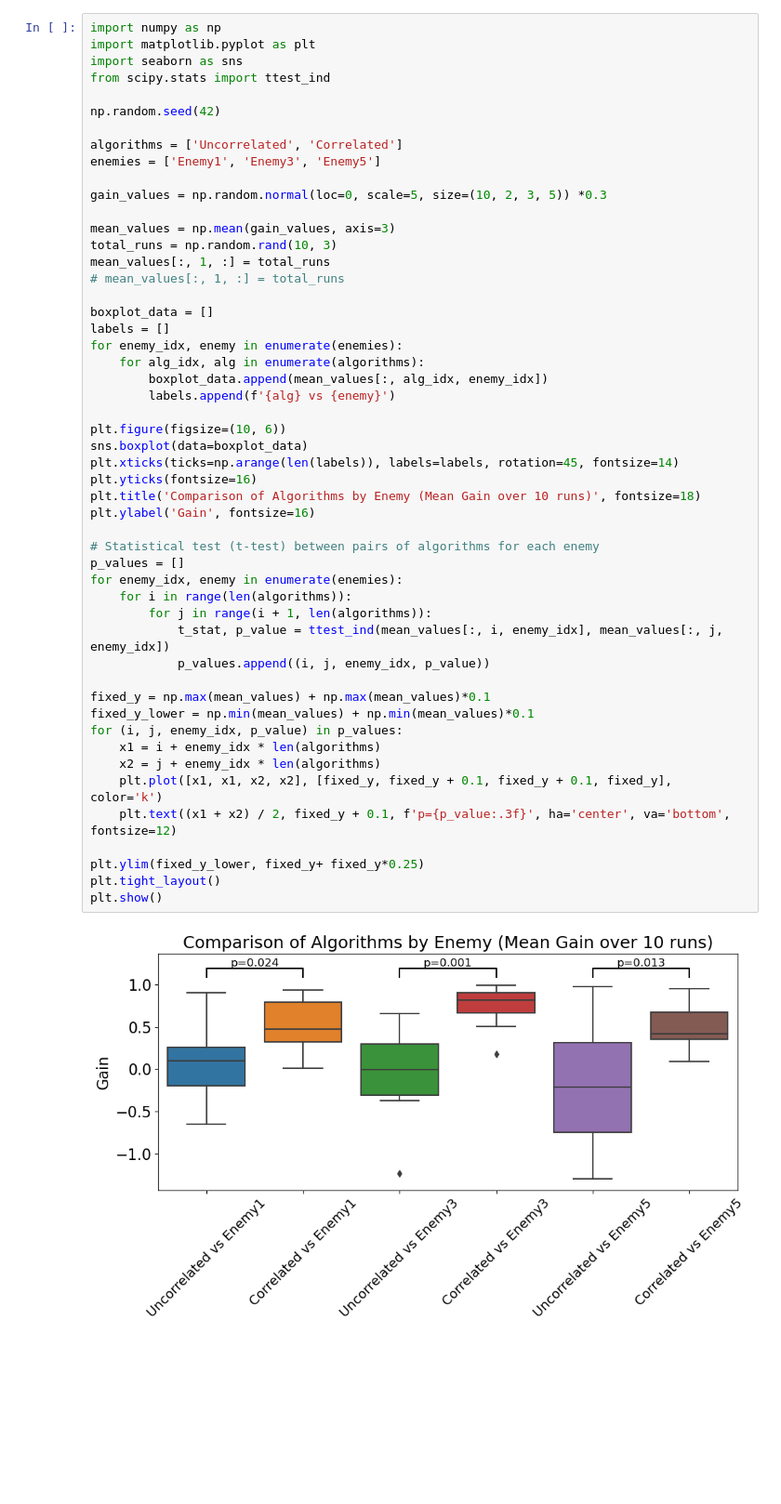
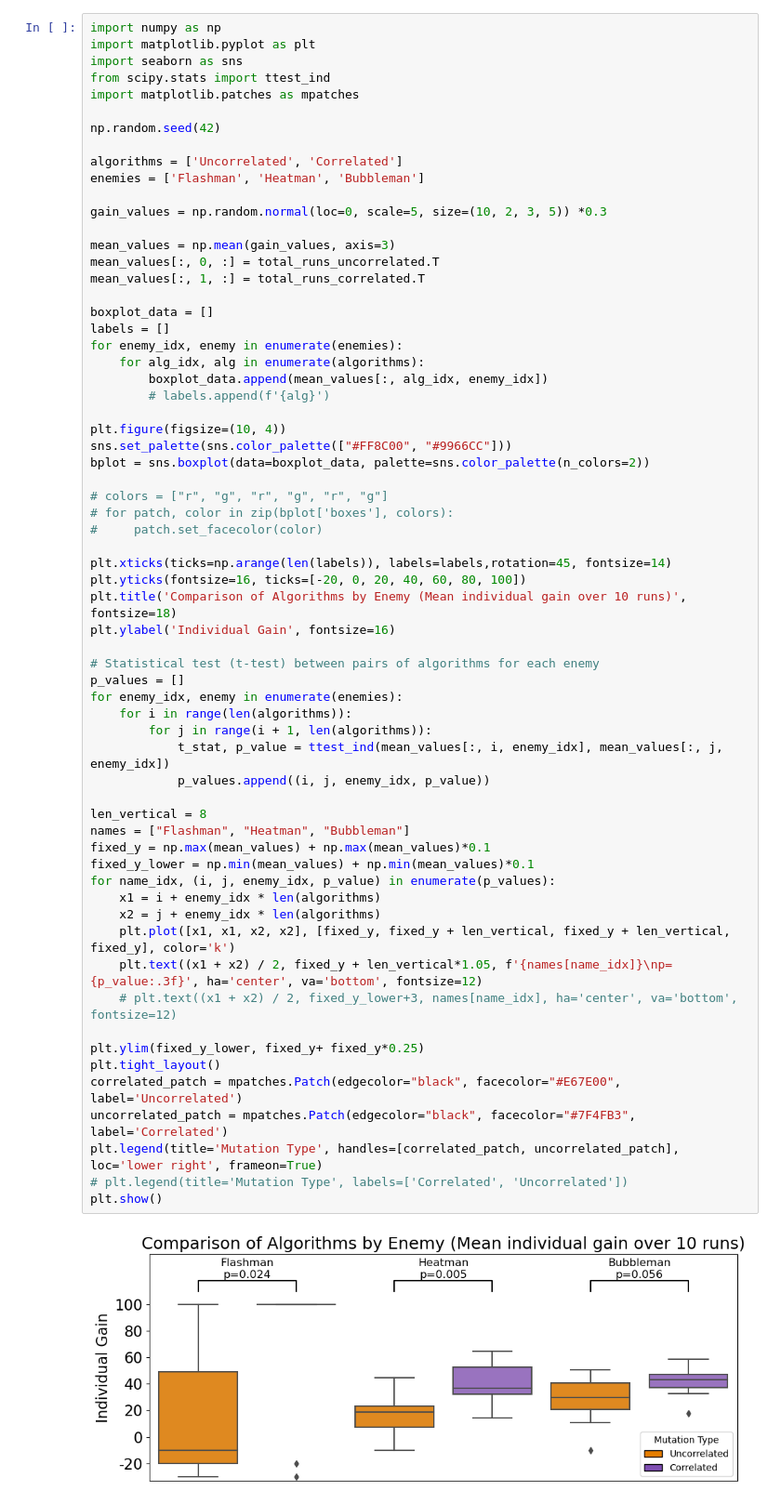
Before and after one commit to ArcovanBreda/evoman, a Jupyter notebook: Visualisation.ipynb, the cells around one changed output. Shown at 93% size. Drawn from its saved outputs; the diff is of its cells as text; blank space fills up the shorter version.

```diff
--- a/Visualisation.ipynb
+++ b/Visualisation.ipynb
@@ -108,51 +74,64 @@ import numpy as np
 import matplotlib.pyplot as plt
 import seaborn as sns
 from scipy.stats import ttest_ind
+import matplotlib.patches as mpatches
 
 np.random.seed(42)
 
 algorithms = ['Uncorrelated', 'Correlated']
-enemies = ['Enemy1', 'Enemy3', 'Enemy5']
+enemies = ['Flashman', 'Heatman', 'Bubbleman']
 
 gain_values = np.random.normal(loc=0, scale=5, size=(10, 2, 3, 5)) *0.3
 
 mean_values = np.mean(gain_values, axis=3)
-total_runs = np.random.rand(10, 3)
-mean_values[:, 1, :] = total_runs
-# mean_values[:, 1, :] = total_runs
+mean_values[:, 0, :] = total_runs_uncorrelated.T
+mean_values[:, 1, :] = total_runs_correlated.T
 
 boxplot_data = []
 labels = []
 for enemy_idx, enemy in enumerate(enemies):
     for alg_idx, alg in enumerate(algorithms):
         boxplot_data.append(mean_values[:, alg_idx, enemy_idx])
-        labels.append(f'{alg} vs {enemy}')
+        # labels.append(f'{alg}')
 
-plt.figure(figsize=(10, 6))
-sns.boxplot(data=boxplot_data)
-plt.xticks(ticks=np.arange(len(labels)), labels=labels, rotation=45, fontsize=14)
-plt.yticks(fontsize=16)
-plt.title('Comparison of Algorithms by Enemy (Mean Gain over 10 runs)', fontsize=18)
-plt.ylabel('Gain', fontsize=16)
+plt.figure(figsize=(10, 4))
+sns.set_palette(sns.color_palette(["#FF8C00", "#9966CC"]))
+bplot = sns.boxplot(data=boxplot_data, palette=sns.color_palette(n_colors=2))
+
+# colors = ["r", "g", "r", "g", "r", "g"]
+# for patch, color in zip(bplot['boxes'], colors):
+#     patch.set_facecolor(color)
+
+plt.xticks(ticks=np.arange(len(labels)), labels=labels,rotation=45, fontsize=14)
+plt.yticks(fontsize=16, ticks=[-20, 0, 20, 40, 60, 80, 100])
+plt.title('Comparison of Algorithms by Enemy (Mean individual gain over 10 runs)', fontsize=18)
+plt.ylabel('Individual Gain', fontsize=16)
 
 # Statistical test (t-test) between pairs of algorithms for each enemy
 p_values = []
 for enemy_idx, enemy in enumerate(enemies):
     for i in range(len(algorithms)):
         for j in range(i + 1, len(algorithms)):
             t_stat, p_value = ttest_ind(mean_values[:, i, enemy_idx], mean_values[:, j, enemy_idx])
             p_values.append((i, j, enemy_idx, p_value))
 
+len_vertical = 8
+names = ["Flashman", "Heatman", "Bubbleman"]
 fixed_y = np.max(mean_values) + np.max(mean_values)*0.1
 fixed_y_lower = np.min(mean_values) + np.min(mean_values)*0.1
-for (i, j, enemy_idx, p_value) in p_values:
+for name_idx, (i, j, enemy_idx, p_value) in enumerate(p_values):
     x1 = i + enemy_idx * len(algorithms)
     x2 = j + enemy_idx * len(algorithms)
-    plt.plot([x1, x1, x2, x2], [fixed_y, fixed_y + 0.1, fixed_y + 0.1, fixed_y], color='k')
-    plt.text((x1 + x2) / 2, fixed_y + 0.1, f'p={p_value:.3f}', ha='center', va='bottom', fontsize=12)
+    plt.plot([x1, x1, x2, x2], [fixed_y, fixed_y + len_vertical, fixed_y + len_vertical, fixed_y], color='k')
+    plt.text((x1 + x2) / 2, fixed_y + len_vertical*1.05, f'{names[name_idx]}\np={p_value:.3f}', ha='center', va='bottom', fontsize=12)
+    # plt.text((x1 + x2) / 2, fixed_y_lower+3, names[name_idx], ha='center', va='bottom', fontsize=12)
 
 plt.ylim(fixed_y_lower, fixed_y+ fixed_y*0.25)
 plt.tight_layout()
+correlated_patch = mpatches.Patch(edgecolor="black", facecolor="#E67E00", label='Uncorrelated')
+uncorrelated_patch = mpatches.Patch(edgecolor="black", facecolor="#7F4FB3", label='Correlated')
+plt.legend(title='Mutation Type', handles=[correlated_patch, uncorrelated_patch], loc='lower right', frameon=True)
+# plt.legend(title='Mutation Type', labels=['Correlated', 'Uncorrelated'])
 plt.show()
 # %% [output]
-[figure, old version]
+[figure, new version]
```
Also changed, not shown: parts of 25 cells of this notebook, 2 other files.
